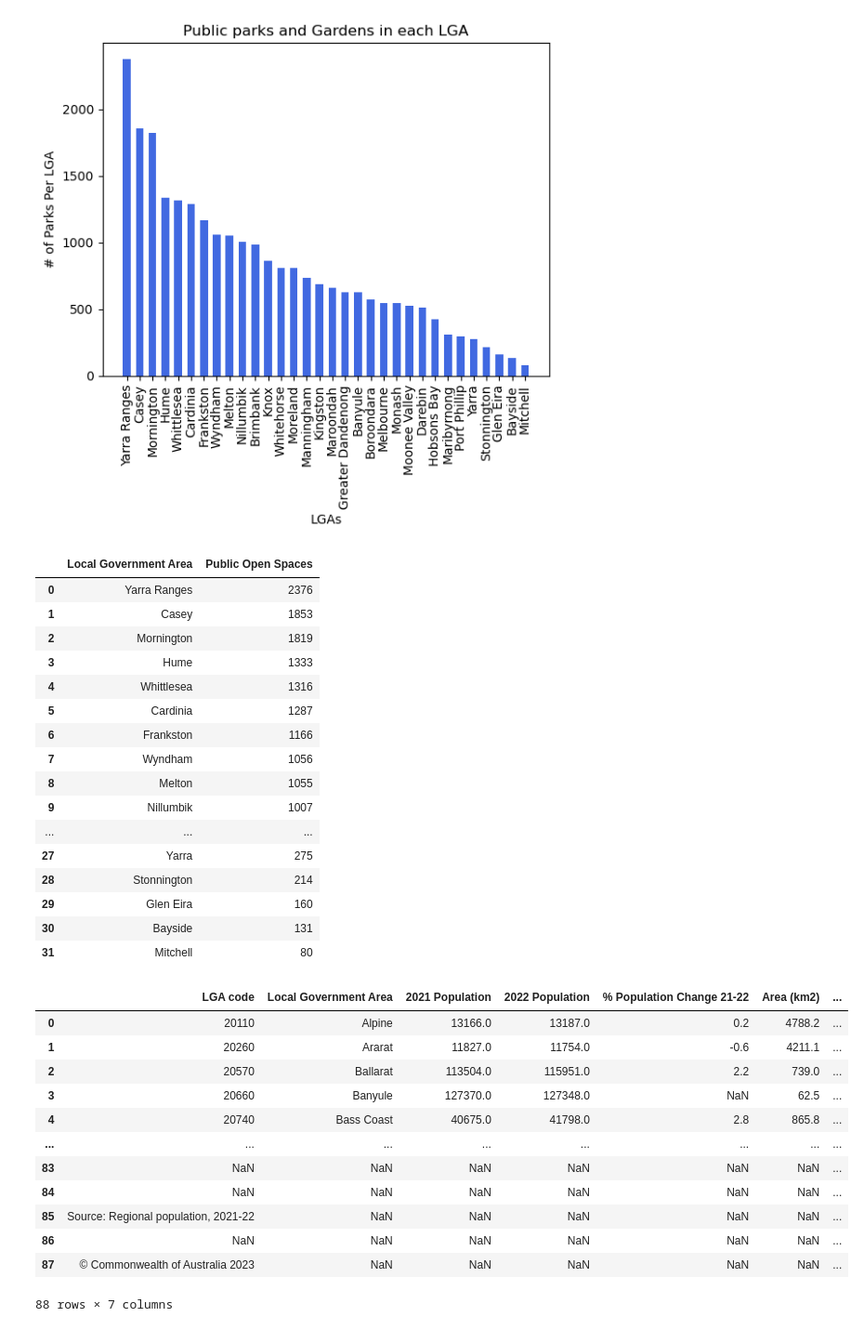
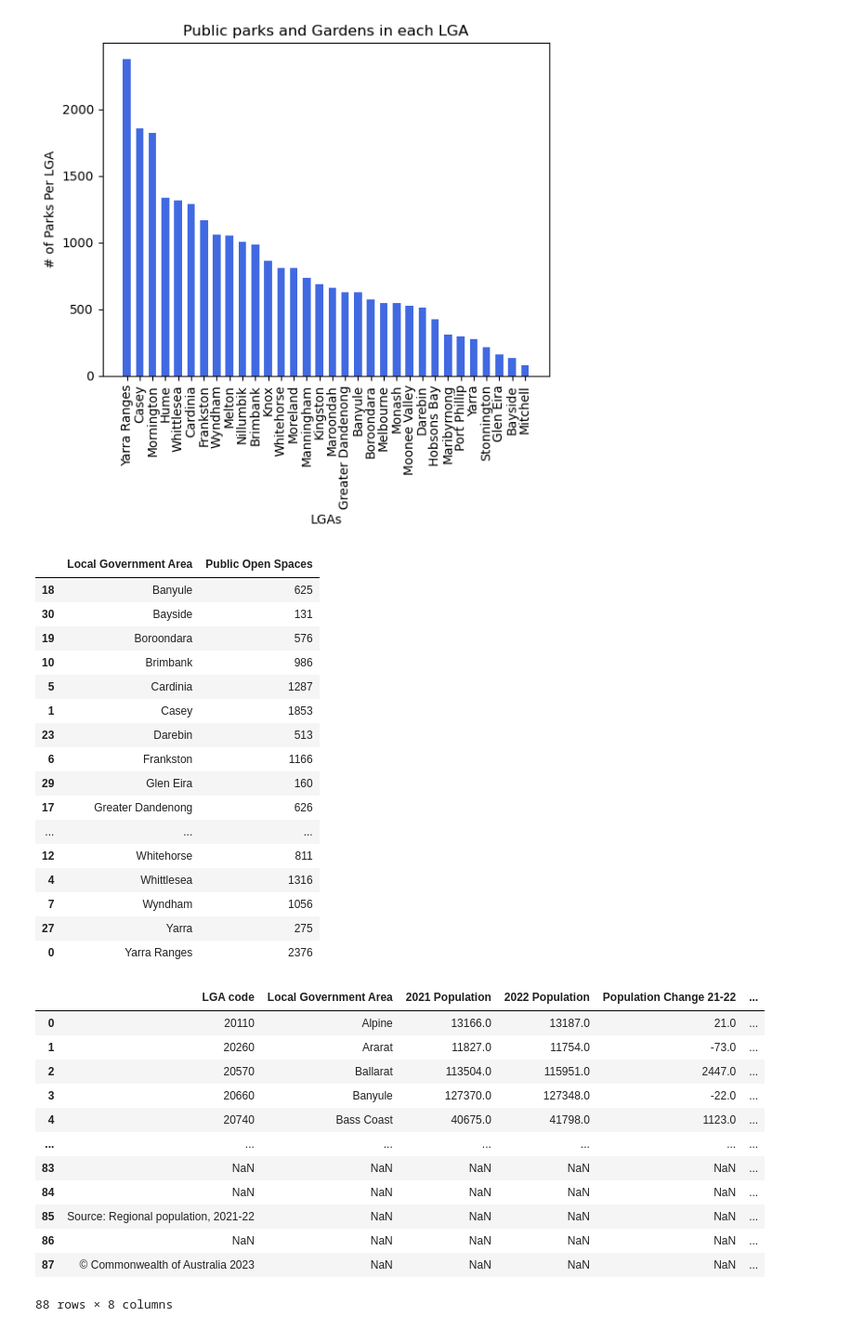
Before and after one commit to au-jr/Group-Project-1, a Jupyter notebook: john_working.ipynb, the cells around one changed output. Shown at 93% size. Drawn from its saved outputs; the diff is of its cells as text; code cells hidden in the pictures.

Commit message:
Final Data & Output to XLSX

```diff
--- a/john_working.ipynb
+++ b/john_working.ipynb
@@ -125,54 +49,59 @@ plt.show()
 # %% [output]
 [figure]
 # %%
+# Create a DataFrame to hold both sets of information, LGA & Open Space counts & sort them alphabetically.
 lga_park_count_df = pd.DataFrame({"Local Government Area" : lga_bucket,
                                   "Public Open Spaces" : park_count})
-lga_park_count_df
+
+lga_park_count_df.sort_values(by = 'Local Government Area', ascending = True)
 # %% [output]
 |  | Local Government Area | Public Open Spaces |
+| 18 | Banyule | 625 |
+| 30 | Bayside | 131 |
+| 19 | Boroondara | 576 |
+| 10 | Brimbank | 986 |
+| 5 | Cardinia | 1287 |
+| 1 | Casey | 1853 |
+| 23 | Darebin | 513 |
+| 6 | Frankston | 1166 |
+| 29 | Glen Eira | 160 |
+| 17 | Greater Dandenong | 626 |
+| ... | ... | ... |
+| 12 | Whitehorse | 811 |
+| 4 | Whittlesea | 1316 |
+| 7 | Wyndham | 1056 |
+| 27 | Yarra | 275 |
 | 0 | Yarra Ranges | 2376 |
-| 1 | Casey | 1853 |
-| 2 | Mornington | 1819 |
-| 3 | Hume | 1333 |
-| 4 | Whittlesea | 1316 |
-| 5 | Cardinia | 1287 |
-| 6 | Frankston | 1166 |
-| 7 | Wyndham | 1056 |
-| 8 | Melton | 1055 |
-| 9 | Nillumbik | 1007 |
-| ... | ... | ... |
-| 27 | Yarra | 275 |
-| 28 | Stonnington | 214 |
-| 29 | Glen Eira | 160 |
-| 30 | Bayside | 131 |
-| 31 | Mitchell | 80 |
+# %%
+# Create a list of columns names to use when importing the next file
+column_names = ['LGA code', 'Local Government Area', '2021 Population',
+                '2022 Population', 'Population Change 21-22', '% Change 21-22', 'Area (km2)',
+                'Population Density (persons/km2)'
+            ]
 # %%
-column_names = ['LGA code', 'Local Government Area', '2021 Population',
-                '2022 Population', '% Population Change 21-22', 'Area (km2)',
-                'Population Density (persons/km2)'
-            ]
 
+# Import the excel file and use the column_names bucket to use as the column names.
 lga_information_path = pd.read_excel('data/LGA_ABS_data_21_22.xlsx',
                                      sheet_name = 2,
                                      header = 7,
                                      names = column_names,
-                                     usecols = 'A,B,C,D,G,M,N',
+                                     usecols = 'A,B,C,D,F,G,M,N',
                                      skiprows = 1,
                                      na_values = 0)
 lga_information = pd.DataFrame(lga_information_path)
 lga_information
 # %% [output]
-|  | LGA code | Local Government Area | 2021 Population | 2022 Population | % Population Change 21-22 | Area (km2) | ... |
-| 0 | 20110 | Alpine | 13166.0 | 13187.0 | 0.2 | 4788.2 | ... |
-| 1 | 20260 | Ararat | 11827.0 | 11754.0 | -0.6 | 4211.1 | ... |
-| 2 | 20570 | Ballarat | 113504.0 | 115951.0 | 2.2 | 739.0 | ... |
-| 3 | 20660 | Banyule | 127370.0 | 127348.0 | NaN | 62.5 | ... |
-| 4 | 20740 | Bass Coast | 40675.0 | 41798.0 | 2.8 | 865.8 | ... |
-| ... | ... | ... | ... | ... | ... | ... | ... |
-| 83 | NaN | NaN | NaN | NaN | NaN | NaN | ... |
-| 84 | NaN | NaN | NaN | NaN | NaN | NaN | ... |
-| 85 | Source: Regional population, 2021-22 | NaN | NaN | NaN | NaN | NaN | ... |
-| 86 | NaN | NaN | NaN | NaN | NaN | NaN | ... |
-| 87 | © Commonwealth of Australia 2023 | NaN | NaN | NaN | NaN | NaN | ... |
+|  | LGA code | Local Government Area | 2021 Population | 2022 Population | Population Change 21-22 | ... |
+| 0 | 20110 | Alpine | 13166.0 | 13187.0 | 21.0 | ... |
+| 1 | 20260 | Ararat | 11827.0 | 11754.0 | -73.0 | ... |
+| 2 | 20570 | Ballarat | 113504.0 | 115951.0 | 2447.0 | ... |
+| 3 | 20660 | Banyule | 127370.0 | 127348.0 | -22.0 | ... |
+| 4 | 20740 | Bass Coast | 40675.0 | 41798.0 | 1123.0 | ... |
+| ... | ... | ... | ... | ... | ... | ... |
+| 83 | NaN | NaN | NaN | NaN | NaN | ... |
+| 84 | NaN | NaN | NaN | NaN | NaN | ... |
+| 85 | Source: Regional population, 2021-22 | NaN | NaN | NaN | NaN | ... |
+| 86 | NaN | NaN | NaN | NaN | NaN | ... |
+| 87 | © Commonwealth of Australia 2023 | NaN | NaN | NaN | NaN | ... |
-88 rows × 7 columns
+88 rows × 8 columns
 # %%
```
Also changed, not shown: parts of 56 cells of this notebook.
